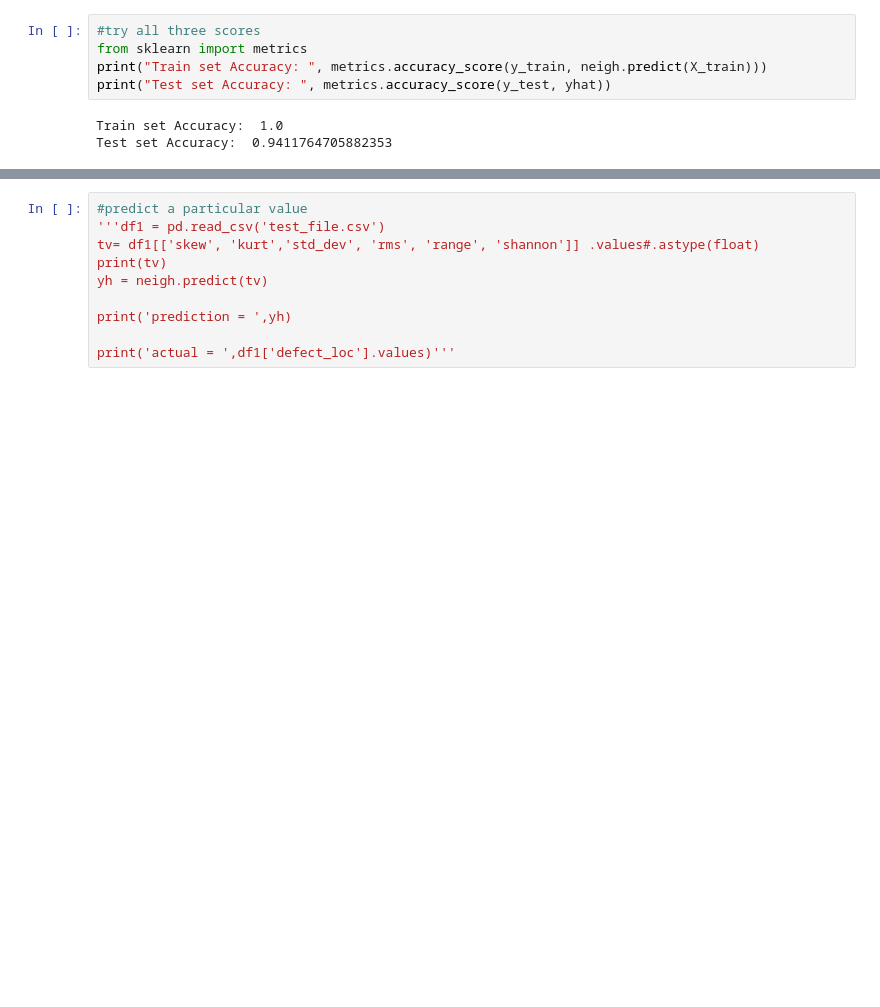
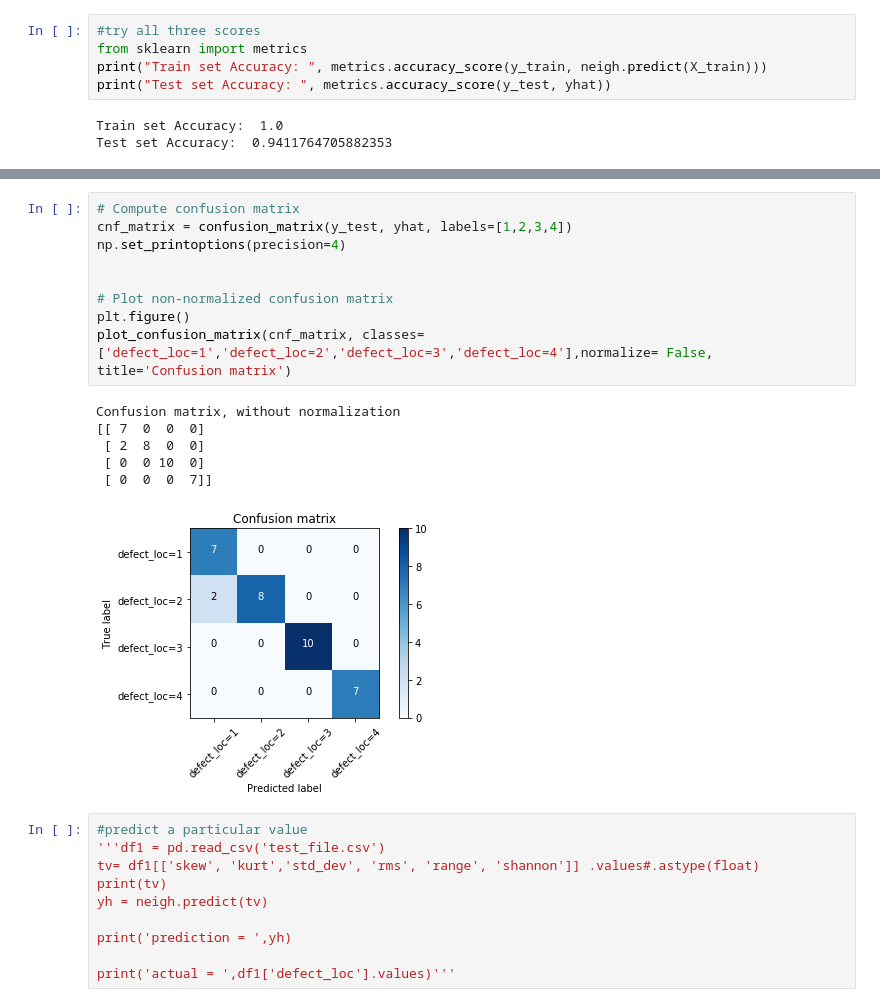
Before and after one commit to dilawari2008/bearing_fault_diagnosis_ML, a Jupyter notebook: knn.ipynb, the cells around one changed output, grey strips where cells are left out. Drawn from its saved outputs; the diff is of its cells as text; blank space fills up the shorter version.

```diff
--- a/knn.ipynb
+++ b/knn.ipynb
@@ -138,3 +176,19 @@ Test set Accuracy:  0.9411764705882353
+# %%
+# Compute confusion matrix
+cnf_matrix = confusion_matrix(y_test, yhat, labels=[1,2,3,4])
+np.set_printoptions(precision=4)
+
+
+# Plot non-normalized confusion matrix
+plt.figure()
+plot_confusion_matrix(cnf_matrix, classes=['defect_loc=1','defect_loc=2','defect_loc=3','defect_loc=4'],normalize= False,  title='Confusion matrix')
+# %% [output]
+Confusion matrix, without normalization
+[[ 7  0  0  0]
+ [ 2  8  0  0]
+ [ 0  0 10  0]
+ [ 0  0  0  7]]
+[figure, added]
 # %%
 #predict a particular value
 '''df1 = pd.read_csv('test_file.csv')
```
Also changed, not shown: parts of 4 cells of this notebook, 1 other file.
